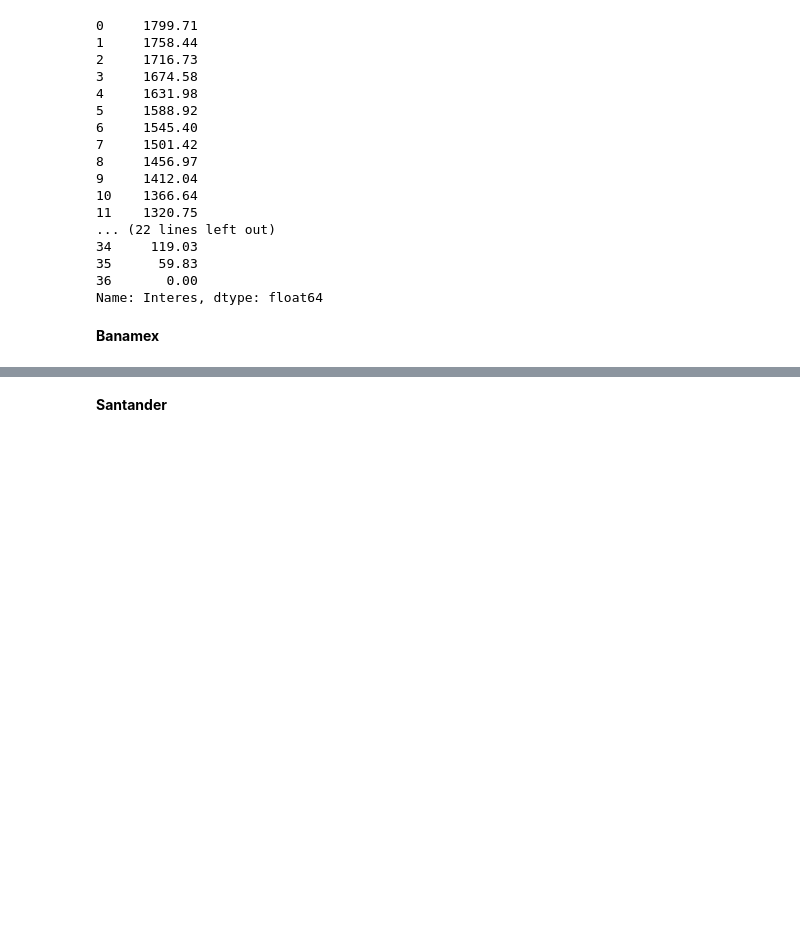
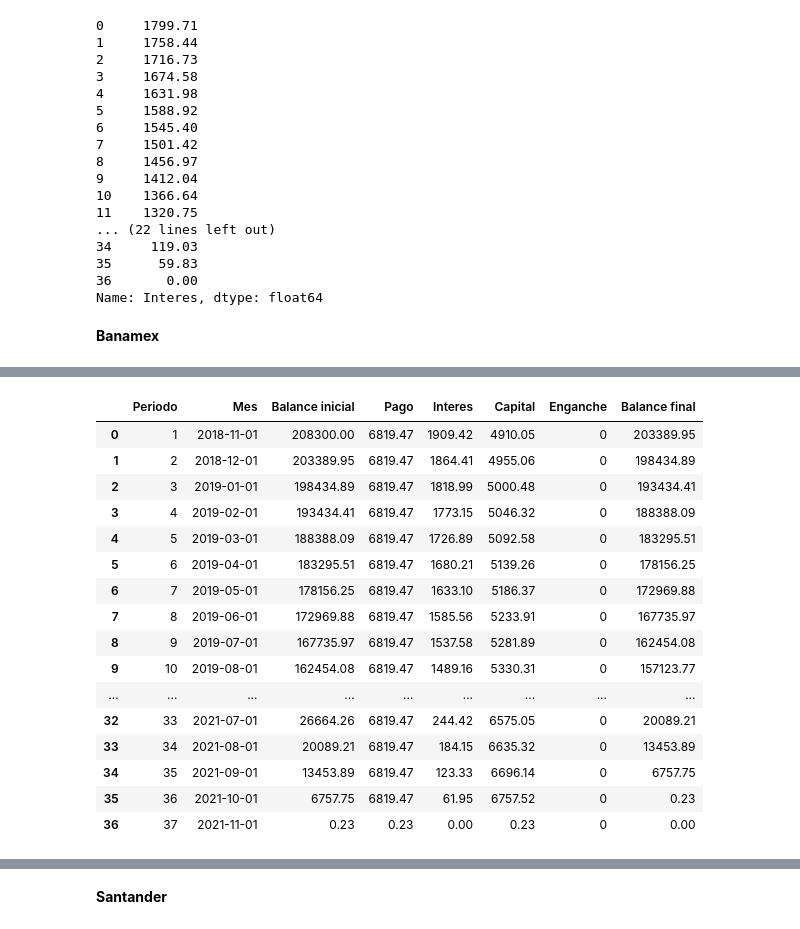
Before and after one commit to labv98/Proyecto-2, a Jupyter notebook: ProyectoModulo2_FrancoJE_FigueroaAR_BarraganVL.ipynb, the cells around one changed output, grey strips where cells are left out. Cells and saved outputs as stored; diff of their text form; code cells hidden in the pictures; blank space fills up the shorter version.

```diff
--- a/ProyectoModulo2_FrancoJE_FigueroaAR_BarraganVL.ipynb
+++ b/ProyectoModulo2_FrancoJE_FigueroaAR_BarraganVL.ipynb
@@ -179,0 +186,2 @@ Name: Interes, dtype: float64
+# %%
+df, res = amortizacion_tabla(208300, 0.11, 3, enganche=0, fecha_inicio=date(2018, 11,1))
@@ -179,0 +200,20 @@ Name: Interes, dtype: float64
+# %%
+df
+# %% [output]
+|  | Periodo | Mes | Balance inicial | Pago | Interes | Capital | Enganche | Balance final |
+| 0 | 1 | 2018-11-01 | 208300.00 | 6819.47 | 1909.42 | 4910.05 | 0 | 203389.95 |
+| 1 | 2 | 2018-12-01 | 203389.95 | 6819.47 | 1864.41 | 4955.06 | 0 | 198434.89 |
+| 2 | 3 | 2019-01-01 | 198434.89 | 6819.47 | 1818.99 | 5000.48 | 0 | 193434.41 |
+| 3 | 4 | 2019-02-01 | 193434.41 | 6819.47 | 1773.15 | 5046.32 | 0 | 188388.09 |
+| 4 | 5 | 2019-03-01 | 188388.09 | 6819.47 | 1726.89 | 5092.58 | 0 | 183295.51 |
+| 5 | 6 | 2019-04-01 | 183295.51 | 6819.47 | 1680.21 | 5139.26 | 0 | 178156.25 |
+| 6 | 7 | 2019-05-01 | 178156.25 | 6819.47 | 1633.10 | 5186.37 | 0 | 172969.88 |
+| 7 | 8 | 2019-06-01 | 172969.88 | 6819.47 | 1585.56 | 5233.91 | 0 | 167735.97 |
+| 8 | 9 | 2019-07-01 | 167735.97 | 6819.47 | 1537.58 | 5281.89 | 0 | 162454.08 |
+| 9 | 10 | 2019-08-01 | 162454.08 | 6819.47 | 1489.16 | 5330.31 | 0 | 157123.77 |
+| ... | ... | ... | ... | ... | ... | ... | ... | ... |
+| 32 | 33 | 2021-07-01 | 26664.26 | 6819.47 | 244.42 | 6575.05 | 0 | 20089.21 |
+| 33 | 34 | 2021-08-01 | 20089.21 | 6819.47 | 184.15 | 6635.32 | 0 | 13453.89 |
+| 34 | 35 | 2021-09-01 | 13453.89 | 6819.47 | 123.33 | 6696.14 | 0 | 6757.75 |
+| 35 | 36 | 2021-10-01 | 6757.75 | 6819.47 | 61.95 | 6757.52 | 0 | 0.23 |
+| 36 | 37 | 2021-11-01 | 0.23 | 0.23 | 0.00 | 0.23 | 0 | 0.00 |
```
Also changed, not shown: parts of 12 cells of this notebook.
